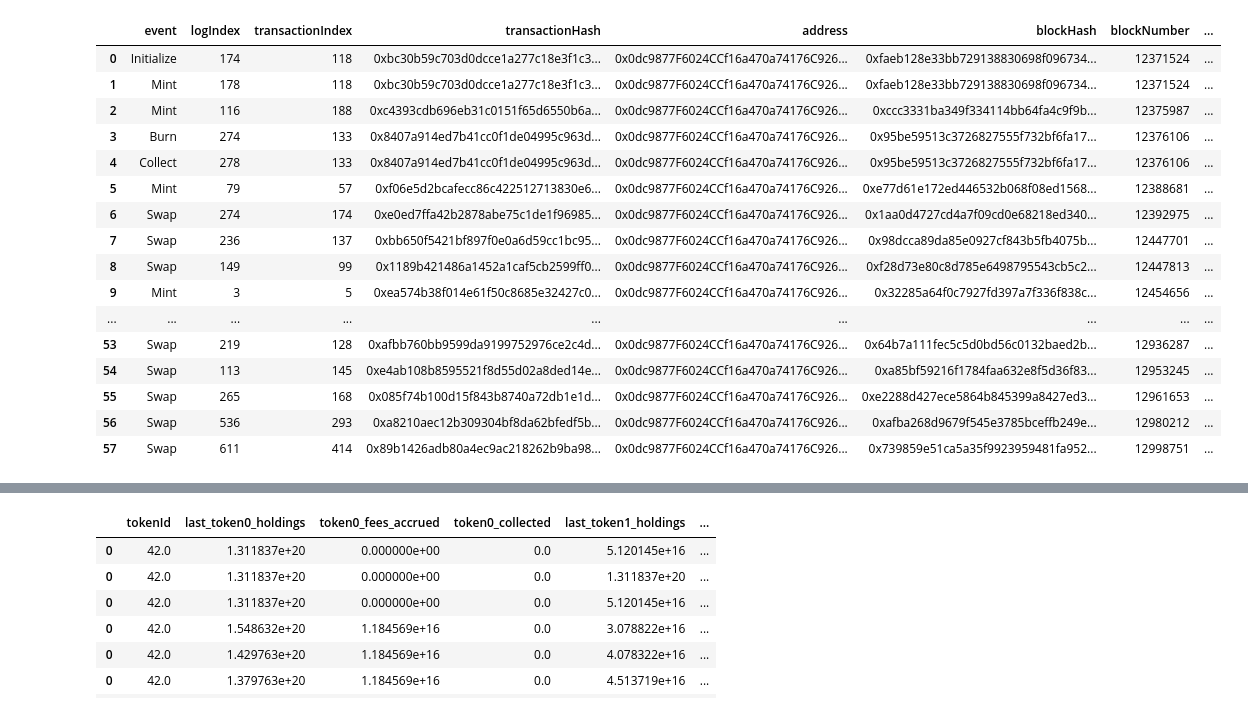
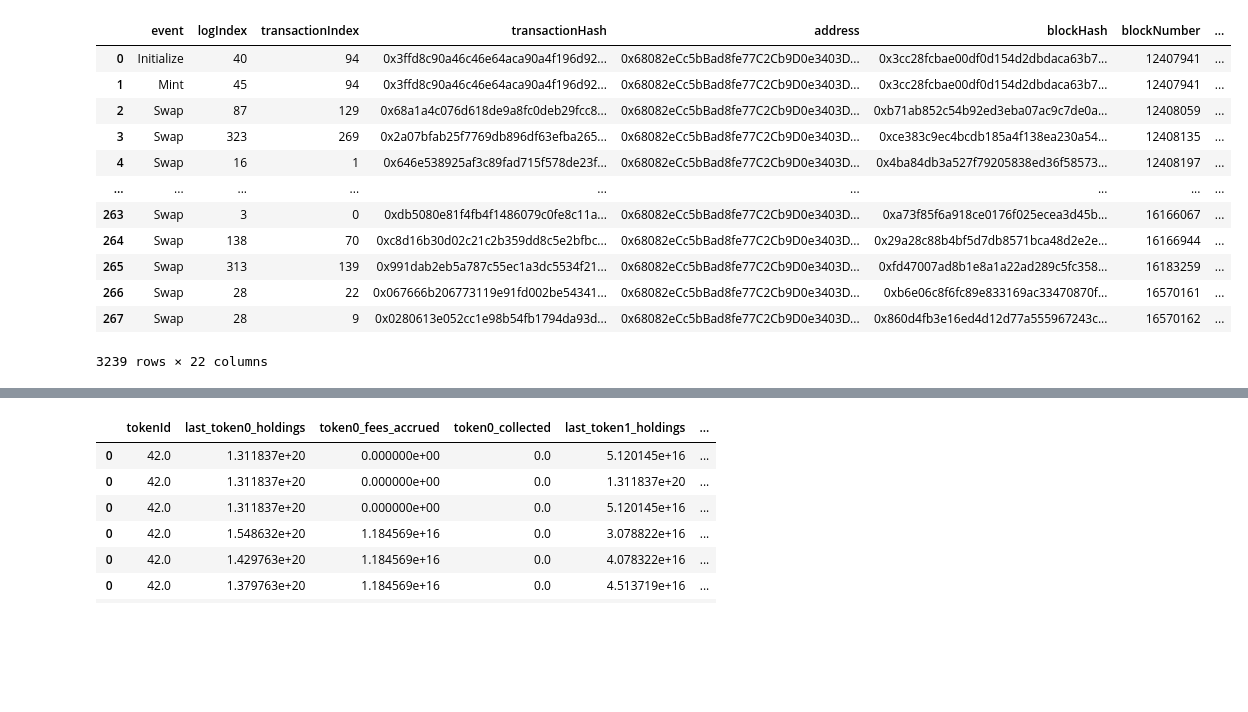
Before and after one commit to Luke-J-Johnson/amm-liquidity, a Jupyter notebook: pools/cl_cpmm/cl_cpmm_usage.ipynb, the cells around one changed output, grey strips where cells are left out. Drawn from its saved outputs; the diff is of its cells as text; code cells hidden in the pictures; blank space fills up the shorter version.

Commit message:
bug: fix mints and df merge

```diff
--- a/pools/cl_cpmm/cl_cpmm_usage.ipynb
+++ b/pools/cl_cpmm/cl_cpmm_usage.ipynb
@@ -36,23 +62,23 @@ nft.columns = ['event', 'logIndex', 'transactionIndex', 'transactionHash', 'addr
 # %%
-pn = '0x0dc9877f6024ccf16a470a74176c9260beb83ab6'
-df = pd.read_parquet(f"/Volumes/luke-uni/data/uniswap-v3/raw/{pn}/{pn}_12000000_13000000.parquet")
+direct = f'/Volumes/luke-uni/data/uniswap-v3/raw/{ADDRESS}'
+dfs = []
+for file in os.listdir(direct):
+    tdf = pd.read_parquet(f'{direct}/{file}')
+    dfs.append(tdf)
+df = pd.concat(dfs)
 df.sort_values(by = ['blockNumber', 'logIndex'], inplace=True)
 df
 # %% [output]
 |  | event | logIndex | transactionIndex | transactionHash | address | blockHash | blockNumber | ... |
-| 0 | Initialize | 174 | 118 | 0xbc30b59c703d0dcce1a277c18e3f1c3... | 0x0dc9877F6024CCf16a470a74176C926... | 0xfaeb128e33bb729138830698f096734... | 12371524 | ... |
-| 1 | Mint | 178 | 118 | 0xbc30b59c703d0dcce1a277c18e3f1c3... | 0x0dc9877F6024CCf16a470a74176C926... | 0xfaeb128e33bb729138830698f096734... | 12371524 | ... |
-| 2 | Mint | 116 | 188 | 0xc4393cdb696eb31c0151f65d6550b6a... | 0x0dc9877F6024CCf16a470a74176C926... | 0xccc3331ba349f334114bb64fa4c9f9b... | 12375987 | ... |
-| 3 | Burn | 274 | 133 | 0x8407a914ed7b41cc0f1de04995c963d... | 0x0dc9877F6024CCf16a470a74176C926... | 0x95be59513c3726827555f732bf6fa17... | 12376106 | ... |
-| 4 | Collect | 278 | 133 | 0x8407a914ed7b41cc0f1de04995c963d... | 0x0dc9877F6024CCf16a470a74176C926... | 0x95be59513c3726827555f732bf6fa17... | 12376106 | ... |
-| 5 | Mint | 79 | 57 | 0xf06e5d2bcafecc86c422512713830e6... | 0x0dc9877F6024CCf16a470a74176C926... | 0xe77d61e172ed446532b068f08ed1568... | 12388681 | ... |
-| 6 | Swap | 274 | 174 | 0xe0ed7ffa42b2878abe75c1de1f96985... | 0x0dc9877F6024CCf16a470a74176C926... | 0x1aa0d4727cd4a7f09cd0e68218ed340... | 12392975 | ... |
-| 7 | Swap | 236 | 137 | 0xbb650f5421bf897f0e0a6d59cc1bc95... | 0x0dc9877F6024CCf16a470a74176C926... | 0x98dcca89da85e0927cf843b5fb4075b... | 12447701 | ... |
-| 8 | Swap | 149 | 99 | 0x1189b421486a1452a1caf5cb2599ff0... | 0x0dc9877F6024CCf16a470a74176C926... | 0xf28d73e80c8d785e6498795543cb5c2... | 12447813 | ... |
-| 9 | Mint | 3 | 5 | 0xea574b38f014e61f50c8685e32427c0... | 0x0dc9877F6024CCf16a470a74176C926... | 0x32285a64f0c7927fd397a7f336f838c... | 12454656 | ... |
+| 0 | Initialize | 40 | 94 | 0x3ffd8c90a46c46e64aca90a4f196d92... | 0x68082eCc5bBad8fe77C2Cb9D0e3403D... | 0x3cc28fcbae00df0d154d2dbdaca63b7... | 12407941 | ... |
+| 1 | Mint | 45 | 94 | 0x3ffd8c90a46c46e64aca90a4f196d92... | 0x68082eCc5bBad8fe77C2Cb9D0e3403D... | 0x3cc28fcbae00df0d154d2dbdaca63b7... | 12407941 | ... |
+| 2 | Swap | 87 | 129 | 0x68a1a4c076d618de9a8fc0deb29fcc8... | 0x68082eCc5bBad8fe77C2Cb9D0e3403D... | 0xb71ab852c54b92ed3eba07ac9c7de0a... | 12408059 | ... |
+| 3 | Swap | 323 | 269 | 0x2a07bfab25f7769db896df63efba265... | 0x68082eCc5bBad8fe77C2Cb9D0e3403D... | 0xce383c9ec4bcdb185a4f138ea230a54... | 12408135 | ... |
+| 4 | Swap | 16 | 1 | 0x646e538925af3c89fad715f578de23f... | 0x68082eCc5bBad8fe77C2Cb9D0e3403D... | 0x4ba84db3a527f79205838ed36f58573... | 12408197 | ... |
 | ... | ... | ... | ... | ... | ... | ... | ... | ... |
-| 53 | Swap | 219 | 128 | 0xafbb760bb9599da9199752976ce2c4d... | 0x0dc9877F6024CCf16a470a74176C926... | 0x64b7a111fec5c5d0bd56c0132baed2b... | 12936287 | ... |
-| 54 | Swap | 113 | 145 | 0xe4ab108b8595521f8d55d02a8ded14e... | 0x0dc9877F6024CCf16a470a74176C926... | 0xa85bf59216f1784faa632e8f5d36f83... | 12953245 | ... |
-| 55 | Swap | 265 | 168 | 0x085f74b100d15f843b8740a72db1e1d... | 0x0dc9877F6024CCf16a470a74176C926... | 0xe2288d427ece5864b845399a8427ed3... | 12961653 | ... |
-| 56 | Swap | 536 | 293 | 0xa8210aec12b309304bf8da62bfedf5b... | 0x0dc9877F6024CCf16a470a74176C926... | 0xafba268d9679f545e3785bceffb249e... | 12980212 | ... |
-| 57 | Swap | 611 | 414 | 0x89b1426adb80a4ec9ac218262b9ba98... | 0x0dc9877F6024CCf16a470a74176C926... | 0x739859e51ca5a35f9923959481fa952... | 12998751 | ... |
+| 263 | Swap | 3 | 0 | 0xdb5080e81f4fb4f1486079c0fe8c11a... | 0x68082eCc5bBad8fe77C2Cb9D0e3403D... | 0xa73f85f6a918ce0176f025ecea3d45b... | 16166067 | ... |
+| 264 | Swap | 138 | 70 | 0xc8d16b30d02c21c2b359dd8c5e2bfbc... | 0x68082eCc5bBad8fe77C2Cb9D0e3403D... | 0x29a28c88b4bf5d7db8571bca48d2e2e... | 16166944 | ... |
+| 265 | Swap | 313 | 139 | 0x991dab2eb5a787c55ec1a3dc5534f21... | 0x68082eCc5bBad8fe77C2Cb9D0e3403D... | 0xfd47007ad8b1e8a1a22ad289c5fc358... | 16183259 | ... |
+| 266 | Swap | 28 | 22 | 0x067666b206773119e91fd002be54341... | 0x68082eCc5bBad8fe77C2Cb9D0e3403D... | 0xb6e06c8f6fc89e833169ac33470870f... | 16570161 | ... |
+| 267 | Swap | 28 | 9 | 0x0280613e052cc1e98b54fb1794da93d... | 0x68082eCc5bBad8fe77C2Cb9D0e3403D... | 0x860d4fb3e16ed4d12d77a555967243c... | 16570162 | ... |
+3239 rows × 22 columns
```
Also changed, not shown: parts of 30 cells of this notebook, 2 other files.
